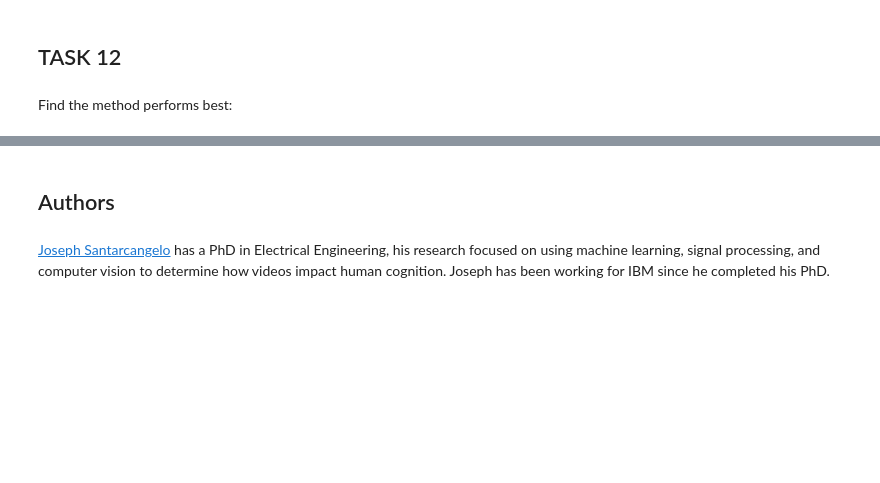
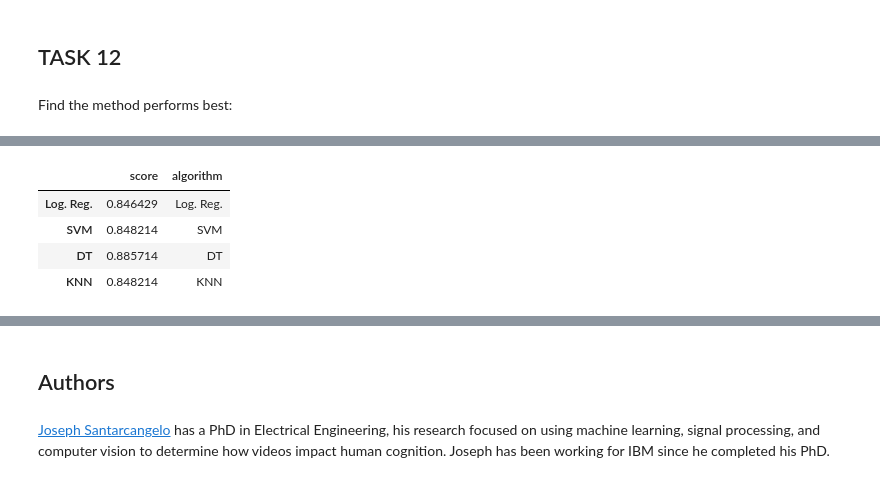
Before and after one commit to elayer/SpaceXProject, a Jupyter notebook: Machine Learning Classification Notebook.ipynb, the cells around one changed output, grey strips where cells are left out. Saved outputs shown, nothing was run; the diff lists cells and outputs as text; code cells hidden in the pictures; blank space fills up the shorter version.

```diff
--- a/Machine Learning Classification Notebook.ipynb
+++ b/Machine Learning Classification Notebook.ipynb
@@ -361,0 +370,5 @@ Find the method performs best:
+# %%
+logreg_best = logreg_cv.best_score_
+svm_best = svm_cv.best_score_
+tree_best = tree_cv.best_score_
+knn_best = knn_cv.best_score_
@@ -361,0 +390,11 @@ Find the method performs best:
+# %%
+best_df = pd.DataFrame(data = best_list, index = ['Log. Reg.', 'SVM', 'DT', 'KNN'])
+best_df['Algorithm'] = ['Log. Reg.', 'SVM', 'DT', 'KNN']
+best_df.columns = ['score', 'algorithm']
+best_df
+# %% [output]
+|  | score | algorithm |
+| Log. Reg. | 0.846429 | Log. Reg. |
+| SVM | 0.848214 | SVM |
+| DT | 0.885714 | DT |
+| KNN | 0.848214 | KNN |
```
Also changed, not shown: parts of 10 cells of this notebook.
